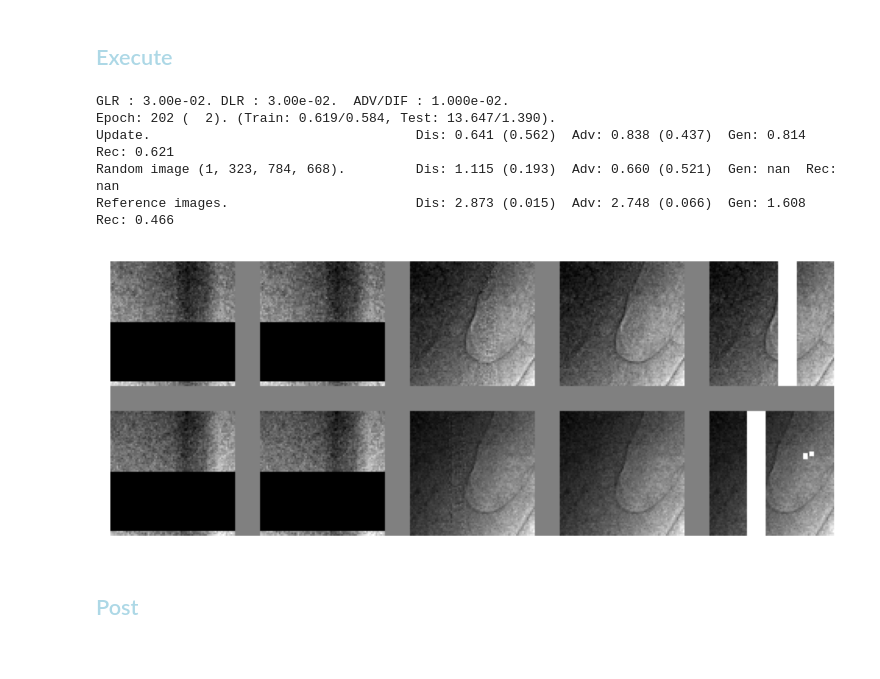
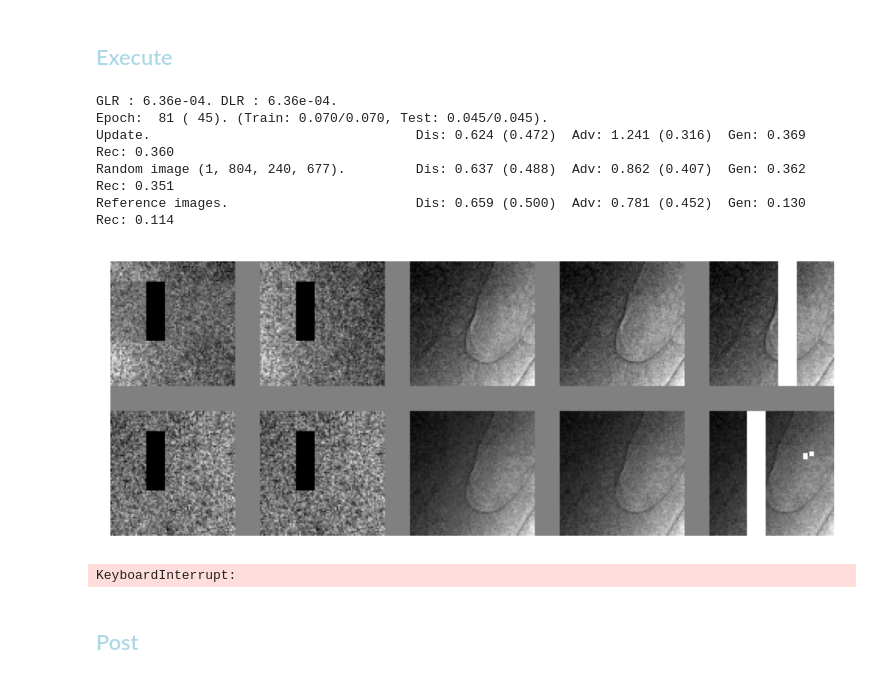
Before and after one commit to antonmx/shiftpatch, a Jupyter notebook: shiftpatch_bp1.ipynb, the cells around one changed output. Saved outputs shown, nothing was run; the diff lists cells and outputs as text; code cells hidden in the pictures.

```diff
--- a/shiftpatch_bp1.ipynb
+++ b/shiftpatch_bp1.ipynb
@@ -189,7 +241,7 @@ sg.optimizer_D = sg.createOptimizer(sg.discriminator, sg.TCfg.learningRateD)
 ## Loss
 # %%
 sg.noAdv = False
-
+sg.MSSSIM = ssim.MS_SSIM(data_range=2.0, size_average=False, channel=1, win_size=1)
 #sg.normTestRec, sg.normTestMSE, sg.normTestL1L = sg.summarizeSet(sg.testLoader)[0:3]
 #print(f"{sg.normTestRec:.3e}, {sg.normTestMSE:.3e}, {sg.normTestL1L:.3e}")
 #sg.normRec, sg.normMSE, sg.normL1L = sg.summarizeSet(
@@ -198,25 +250,33 @@ sg.noAdv = False
 #                                                num_workers=sg.TCfg.loaderWorkers))[0:3]
 #print(f"{sg.normRec:.3e}, {sg.normMSE:.3e}, {sg.normL1L:.3e}")
 
-sg.normTestRec, sg.normTestMSE, sg.normTestL1L =  3.185e-03, 3.845e-04, 6.890e-03 # 1.426e-03, 1.832e-04, 4.196e-03
-sg.normRec, sg.normMSE, sg.normL1L = 1.443e-02, 2.267e-03, 1.797e-02 # 8.046e-03, 1.071e-03, 1.226e-02
+#sg.normTestRec, sg.normTestMSE, sg.normTestL1L =  3.185e-03, 3.845e-04, 6.890e-03 # 8.905e-05, 4.314e-04, 7.362e-03
+#sg.normRec, sg.normMSE, sg.normL1L = 1.443e-02, 2.267e-03, 1.797e-02 # 1.170e-04, 1.915e-03, 1.639e-02
+sg.normTestRec, sg.normTestMSE, sg.normTestL1L = 8.905e-05, 3.845e-04, 6.890e-03 # 4.314e-04, 7.362e-03
+sg.normRec, sg.normMSE, sg.normL1L = 1.170e-04, 2.267e-03, 1.797e-02 #1.915e-03, 1.639e-02
+
 
 # SSIM:   bs0 4.463e-02, 1.044e-02 # bsMean 4.503e-02, 1.025e-02 # bs- 4.448e-02, 1.028e-02 # mskMean 4.739e-02, 1.078e-02
 # MSSSIM: bs0 1.431e-02, 3.716e-03 # bsMean 1.443e-02, 3.185e-03 # bs- 1.354e-02, 3.096e-03
 # %% [markdown]
 ## <font style="color:lightblue">Restore checkpoint</font>
 # %%
-#sg.scheduler_G = torch.optim.lr_scheduler.StepLR(sg.optimizer_G, 1, gamma=1-0.001)
-#sg.scheduler_D = torch.optim.lr_scheduler.StepLR(sg.optimizer_D, 1, gamma=1-0.001)
+sg.scheduler_G = torch.optim.lr_scheduler.StepLR(sg.optimizer_G, 1, gamma=1-0.003)
+sg.scheduler_D = torch.optim.lr_scheduler.StepLR(sg.optimizer_D, 1, gamma=1-0.003)
 savedCheckPoint = f"checkPoint_{sg.TCfg.exec}"
 sg.epoch, sg.imer, sg.minRecTest, sg.minRecTrain, sg.minTestEpoch, sg.startFrom, sg.resAcc = \
     sg.restoreCheckpoint(savedCheckPoint+".pth")
 #sg.startFrom = 0
 #sg.epoch, sg.imer, sg.minGEpoch, sg.minGdLoss, sg.startFrom = 0, 0, 0, 1, 0
 sg.writer = sg.createWriter(sg.TCfg.logDir, True)
+sg.optimizer_G.step()
+torch.optim.lr_scheduler.LambdaLR(sg.optimizer_G, lambda epoch: 0.1).step()
+sg.optimizer_D.step()
+torch.optim.lr_scheduler.LambdaLR(sg.optimizer_D, lambda epoch: 0.1).step()
+
 
 #sg.epoch = 0
 #sg.imer = 0
 #sg.optimizer_G.step()
 #torch.optim.lr_scheduler.LambdaLR(sg.optimizer_G, lambda epoch: 1).step()
-#print(f"Initial LR :{sg.scheduler_G.get_last_lr()[0]/sg.TCfg.learningRateG} {sg.epoch} {sg.imer}")
+print(f"Initial LR :{sg.scheduler_G.get_last_lr()[0]/sg.TCfg.learningRateG} {sg.epoch} {sg.imer}")
@@ -244,57 +306,60 @@ sg.freeGPUmem()
 #torch.autograd.set_detect_anomaly(True)
 
 
+#sg.minRecTest, sg.minRecTrain = 1, 1
+sg.ADV_DIF = 2e-6 # 0.008108
+sg.SSIM_MSE = 0.9999
+sg.trainCyclesGen = 1
 
 def adjustScheduler(scheduler, iniLr, target) :
     if scheduler is None :
         return ""
     gamma = scheduler.gamma
     curLR = scheduler.get_last_lr()[0] / iniLr
     if gamma < 1 and curLR > target \
     or gamma > 1 and curLR < target :
         scheduler.step()
     return f"LR : {curLR:.2e}. "
 
-#sg.minRecTest, sg.minRecTrain = 1, 1
-sg.trainCyclesDis = 2
-sg.ADV_DIF=1e-2
-sg.scheduler_G = torch.optim.lr_scheduler.StepLR(sg.optimizer_G, 1, gamma=1-0.001)
-sg.scheduler_D = torch.optim.lr_scheduler.StepLR(sg.optimizer_D, 1, gamma=1-0.001)
-#torch.optim.lr_scheduler.LambdaLR(sg.optimizer_G, lambda epoch: 1).step()
-#torch.optim.lr_scheduler.LambdaLR(sg.optimizer_D, lambda epoch: 1).step()
+
 def my_beforeReport(_) :
     message = ""
-    message += "G" + adjustScheduler(sg.scheduler_G, sg.TCfg.learningRateG, 0.01)
-    message += "D" + adjustScheduler(sg.scheduler_D, sg.TCfg.learningRateD, 0.01)
-    message += f" ADV/DIF : {sg.ADV_DIF:.3e}."
-    sg.ADV_DIF = min(1e-2, sg.ADV_DIF+1e-5)
-    #message += f" Ampl : {sg.generator.amplitude:.3f}."
-    #sg.generator.amplitude = min(1, sg.generator.amplitude + 0.001)
+    #message += "G" + adjustScheduler(sg.scheduler_G, sg.TCfg.learningRateG, 0.00001)
+    #message += "D" + adjustScheduler(sg.scheduler_D, sg.TCfg.learningRateD, 0.00001)
+    #message += f" ADV/DIF : {sg.ADV_DIF:.3e}."
+    #sg.ADV_DIF = min(2e-6, sg.ADV_DIF+1e-8)
+#    message += f" Ampl : {sg.generator.amplitude:.3f}."
+#    sg.generator.amplitude = min(1, sg.generator.amplitude * (1+5e-3) )
     with open(f"message_{sg.TCfg.exec}.txt", 'a') as file:
         file.write(message + "\n")
     print(message)
     return
 sg.beforeReport = my_beforeReport
 
 #sg.TCfg.loaderWorkers = 0 # for debug single threaded
 try :
     sg.train(savedCheckPoint)
 except :
     #del sg.dataLoader
-    #del sg.testLoader
+    #del sg.testLoaderrelo
     sg.freeGPUmem()
     1/10 # to release Jupyuter memory in the next step
     sg.epoch -= 1
     raise
 
-# Gen BN; Dis noBN; Dis pair
+# From MSSSIM_1 noFFT
+# Gen BN; Dis noBN; Dis pair, SSIMwin 1 + FFT + MSE*0.001
+# LRs : 1 -> 0.1 (e13)
+# Batch size 2**8 -> 2**10 (e24)
+# sg.trainCyclesDis  1 -> 2 (e29)
 # %% [output]
-GLR : 3.00e-02. DLR : 3.00e-02.  ADV/DIF : 1.000e-02.
-Epoch: 202 (  2). (Train: 0.619/0.584, Test: 13.647/1.390).
-Update.                                  Dis: 0.641 (0.562)  Adv: 0.838 (0.437)  Gen: 0.814  Rec: 0.621
-Random image (1, 323, 784, 668).         Dis: 1.115 (0.193)  Adv: 0.660 (0.521)  Gen: nan  Rec: nan
-Reference images.                        Dis: 2.873 (0.015)  Adv: 2.748 (0.066)  Gen: 1.608  Rec: 0.466
+GLR : 6.36e-04. DLR : 6.36e-04.
+Epoch:  81 ( 45). (Train: 0.070/0.070, Test: 0.045/0.045).
+Update.                                  Dis: 0.624 (0.472)  Adv: 1.241 (0.316)  Gen: 0.369  Rec: 0.360
+Random image (1, 804, 240, 677).         Dis: 0.637 (0.488)  Adv: 0.862 (0.407)  Gen: 0.362  Rec: 0.351
+Reference images.                        Dis: 0.659 (0.500)  Adv: 0.781 (0.452)  Gen: 0.130  Rec: 0.114
-[figure, old version]
+[figure, new version]
+KeyboardInterrupt:
 # %% [markdown]
 ## <font style="color:lightblue">Post</font>
 # %%
```
Also changed, not shown: parts of 7 cells of this notebook, 4 other files.
